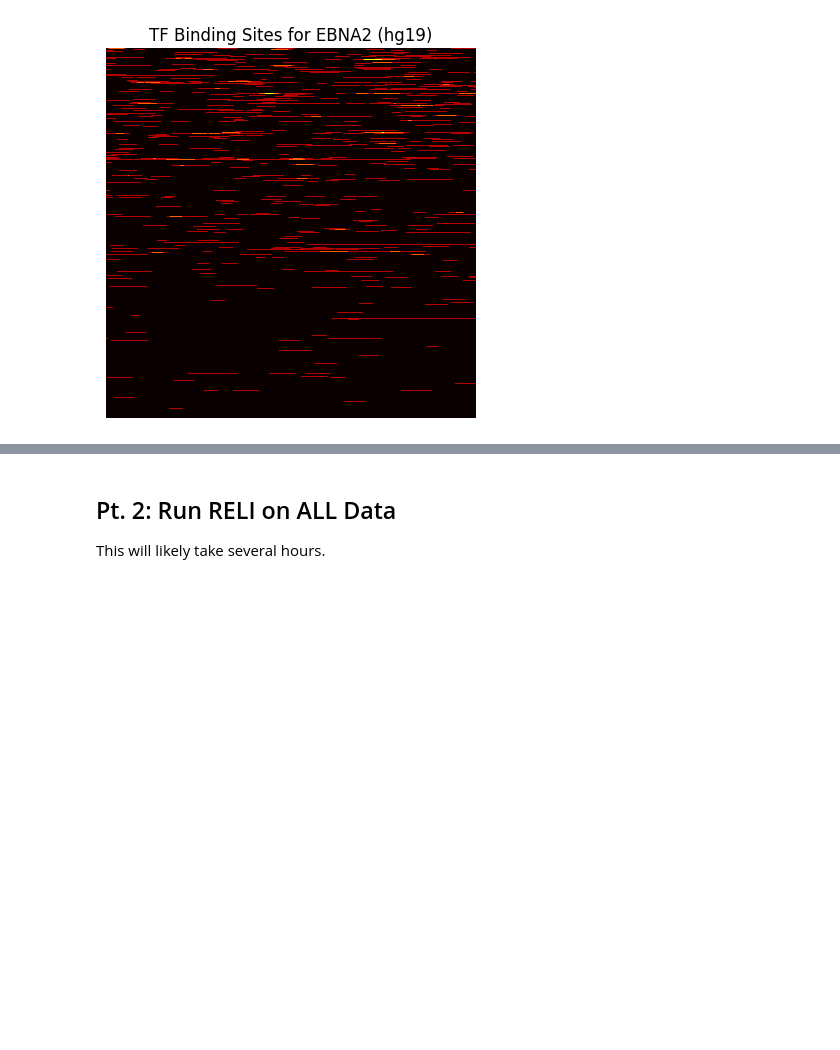
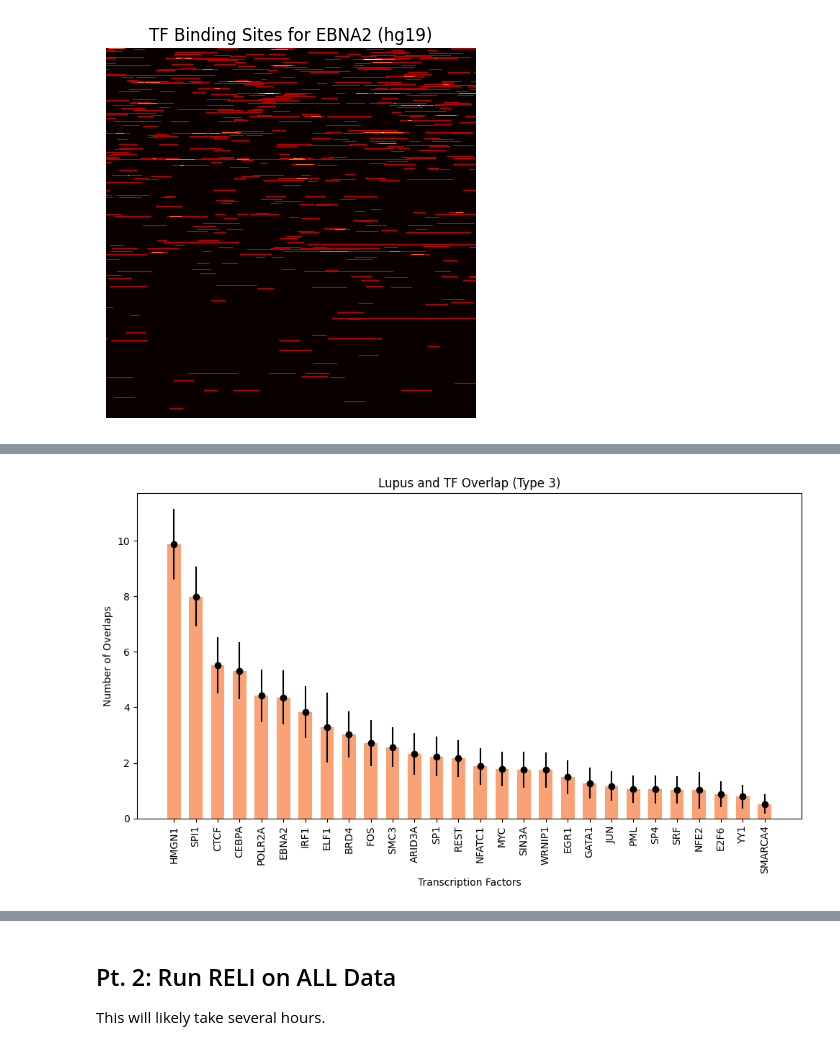
Before and after one commit to html1101/RELI-Analysis, a Jupyter notebook: visualize.ipynb, the cells around one changed output, grey strips where cells are left out. Drawn from its saved outputs; the diff is of its cells as text; code cells hidden in the pictures; blank space fills up the shorter version.

Commit message:
Added data, more visualizations

```diff
--- a/visualize.ipynb
+++ b/visualize.ipynb
@@ -107,0 +297,8 @@ Plotting...
+# %%
+inf = list(zip(info, files))
+print(inf)
+inf.sort(reverse=True)
+
+info, files = zip(*inf)
+info = np.array(info)
+info
@@ -107,0 +327,34 @@ Plotting...
+# %%
+fig, ax = plt.subplots(figsize=(10, 6))
+
+info = np.array(info)
+sle = [float(x) for x in info[:,0]]
+# sle = [float(x) for x in info[:,1]]
+
+# std_vitiligo = [float(x) / 2 for x in info[:,2]]
+std_sle = [float(x) / 2 for x in info[:,-1]]
+
+# pbc = [float(x) for x in info[:,2]]
+# ra = [float(x) for x in info[:,3]]
+
+x = np.array([x * 1.3 for x in list(range(len(sle)))])
+ax.set_ylabel("Number of Overlaps")
+ax.set_xlabel("Transcription Factors")
+plt.xticks(x, [x.split(" - ")[0] for x in files], rotation=90)
+# plt.yticks([y for y in range(max(sle))])
+ax.bar(x, sle, width=0.8, color='#FAA275', align='center', label="SLE")
+# ax.bar(x + 0.25, vitiligo, width=0.5, color='#985277', align='center', label="Vitiligo")
+
+plt.errorbar(x, sle, std_sle, linestyle='None', marker='o', color="black")
+# plt.errorbar(x + 0.25, vitiligo, std_vitiligo, linestyle='None', marker='o', color="black")
+
+# ax.bar(x + 0.05, pbc, width=0.1, color='#C33C54', align='center', label="PBC (Type 2)")
+# ax.bar(x + 0.15, ra, width=0.1, color='#FCD0A1', align='center', label="RA (Type 2)")
+
+ax.set_title("Lupus and TF Overlap")
+# ax.legend(loc="best")
+plt.tight_layout()
+plt.savefig("figures/avg_sle.png")
+plt.show()
+# %% [output]
+[figure, added]
```
Also changed, not shown: parts of 20 cells of this notebook, 42 other files.
